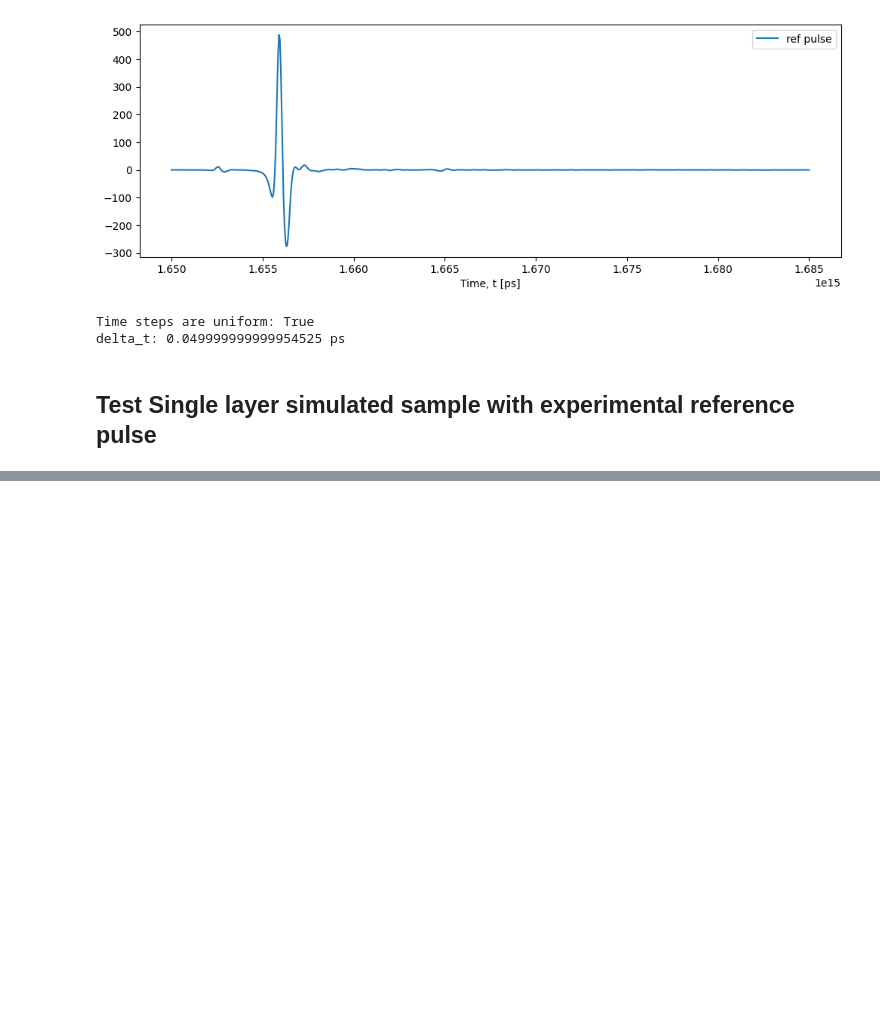
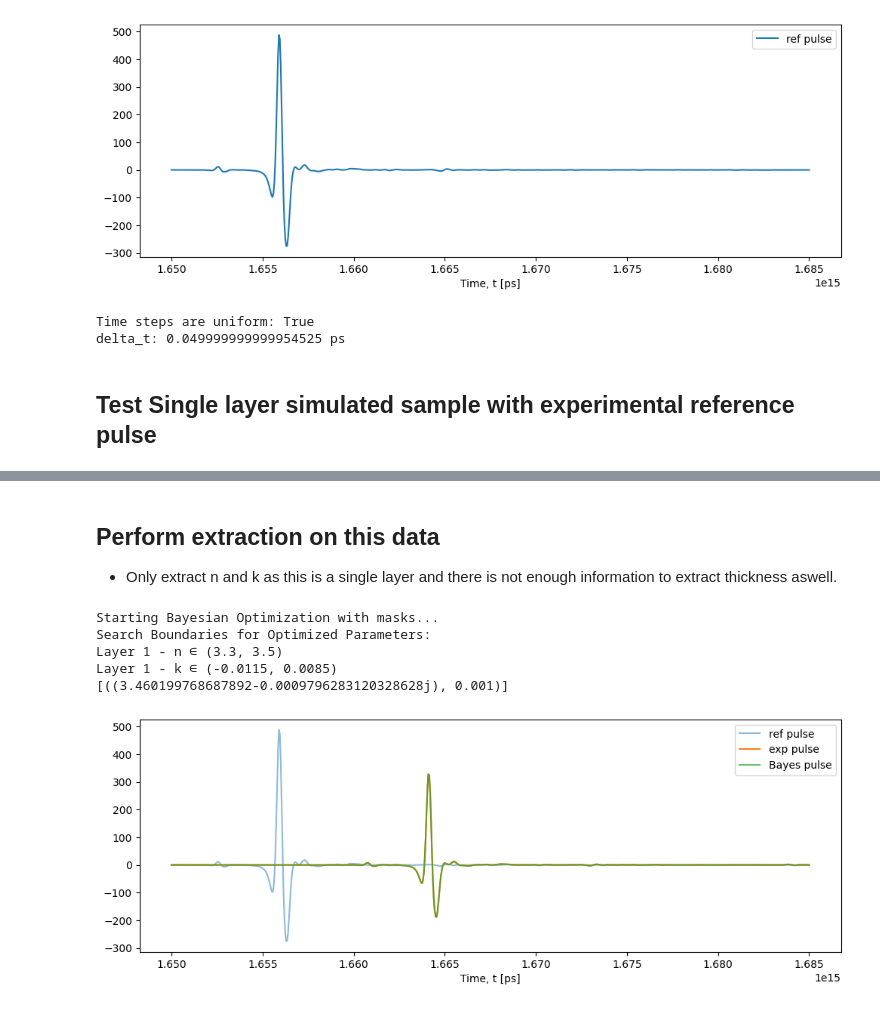
Before and after one commit to tls54/THz-TDS, a Jupyter notebook: Transfer Matrix Method/Experimental_reference.ipynb, the cells around one changed output, grey strips where cells are left out. Cells and saved outputs as stored; diff of their text form; code cells hidden in the pictures; blank space fills up the shorter version.

Commit message:
Updated notebook in TMM to be compatible with more sensible output from AdamExtractor class.

```diff
--- a/Transfer Matrix Method/Experimental_reference.ipynb
+++ b/Transfer Matrix Method/Experimental_reference.ipynb
@@ -110,21 +92,31 @@ n_old, n_new
+# %% [markdown]
+## Perform extraction on this data
+- Only extract n and k as this is a single layer and there is not enough information to extract thickness aswell.
 # %%
 # set initial guesses for Bayes optimization
-layers_init = [(3.4-0.0015j, 1.01e-3)]
+layers_init = [(3.4-0.0015j, 1e-3)]
 # Set optimization mask
-optimization_mask = [(True, True, True)]
+optimization_mask = [(True, True, False)]
 Bayes_extractor = BayesianLayeredExtractor(reference_pulse,experimental_pulse,
                                             deltat, layers_init, optimization_mask)
 
 bayes_params = Bayes_extractor.bayesian_optimization(n_calls=50)
 bayes_pulse = simulate_parallel(reference_pulse, bayes_params, deltat, 0)[1].detach().cpu().numpy()[:L]
 
 print(bayes_params)
 plt.figure(figsize=(12,4))
 plt.plot(t_axis*1e12, reference_pulse, label='ref pulse', alpha=0.5)
 plt.plot(t_axis*1e12, experimental_pulse.detach().cpu().numpy(), label='exp pulse')
 plt.plot(t_axis*1e12, bayes_pulse, label='Bayes pulse', alpha=0.7)
 plt.xlabel('Time, t [ps]')
 plt.legend()
 plt.show()
+# %% [output]
+Starting Bayesian Optimization with masks...
+Search Boundaries for Optimized Parameters:
+Layer 1 - n ∈ (3.3, 3.5)
+Layer 1 - k ∈ (-0.0115, 0.0085)
+[((3.460199768687892-0.0009796283120328628j), 0.001)]
+[figure, added]
 # %%
 grad_optimizer = LayeredExtractor(reference_pulse, experimental_pulse, deltat, bayes_params, optimization_mask, lr=0.0001)
```
Also changed, not shown: parts of 9 cells of this notebook, 4 other files.
